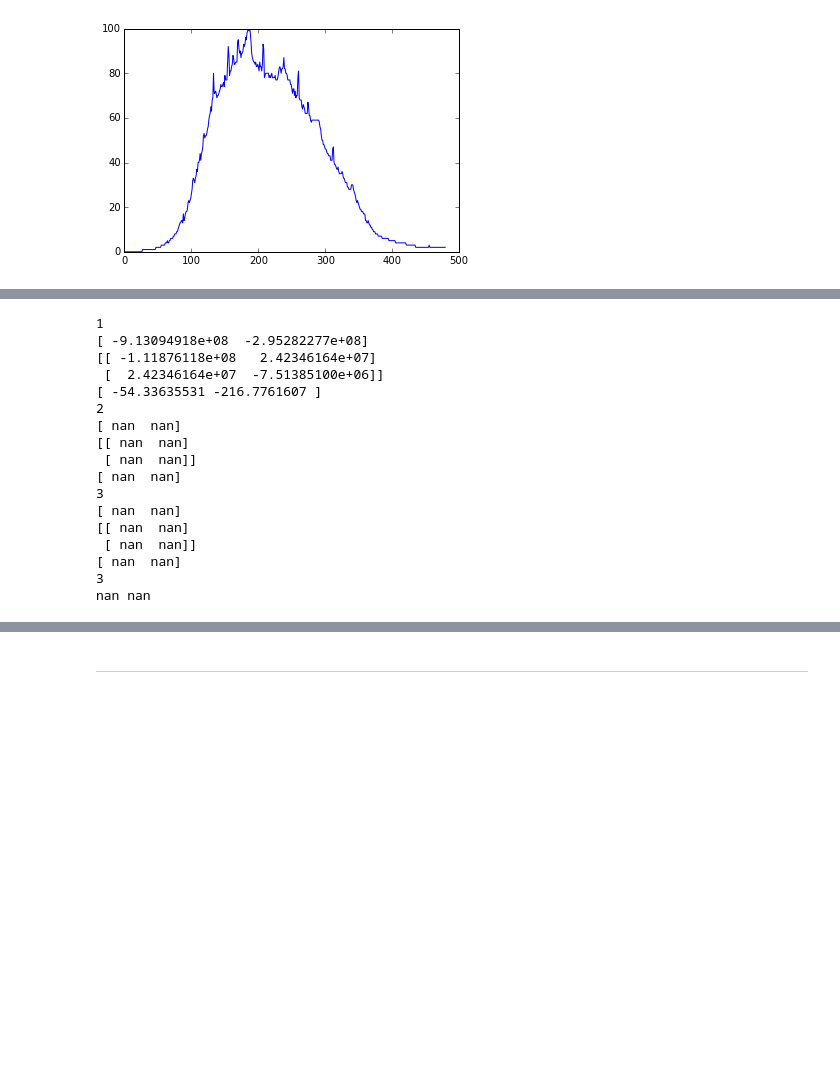
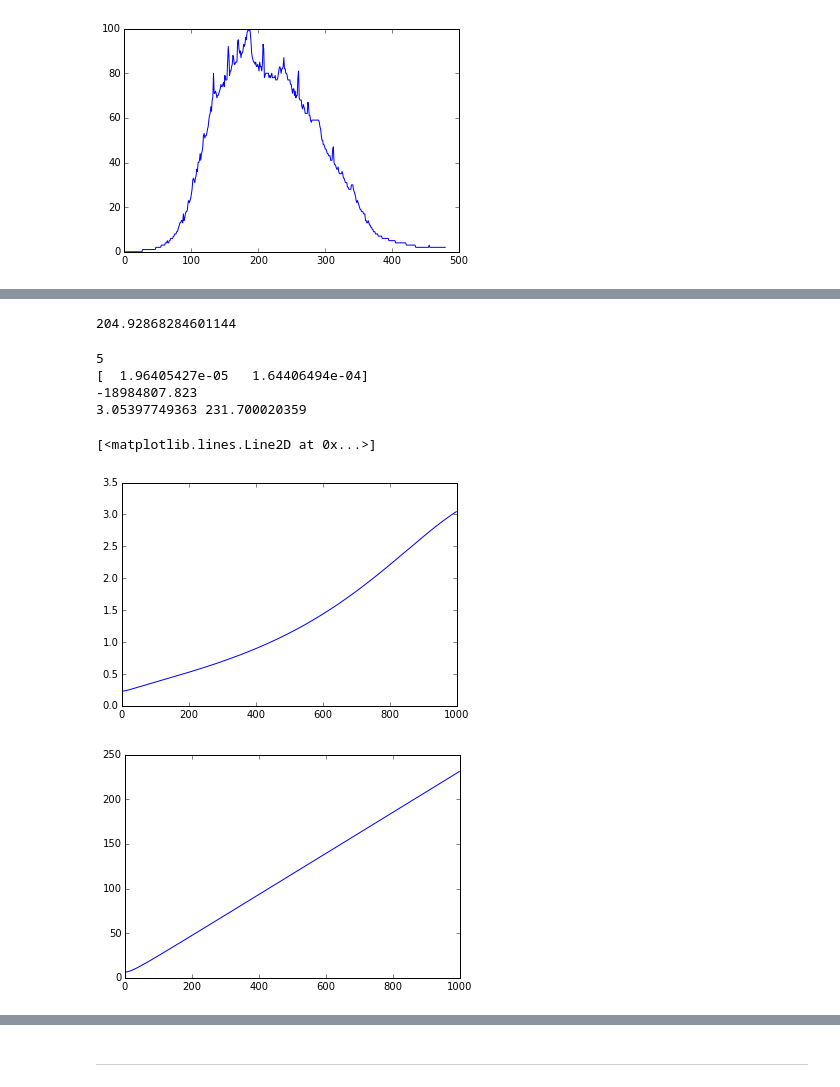
Before and after one commit to motjuste/patt-rex, a Jupyter notebook: task-1.3-wip.ipynb, the cells around one changed output, grey strips where cells are left out. Cells and saved outputs as stored; diff of their text form; code cells hidden in the pictures; blank space fills up the shorter version.

```diff
--- a/task-1.3-wip.ipynb
+++ b/task-1.3-wip.ipynb
@@ -37,3 +36,7 @@ len(fake_data)
+# %%
+np.exp(np.mean(np.log(dd)))
+# %% [output]
+204.92868284601144
 # %%
 dd = np.asarray(fake_data)
 
@@ -94,21 +103,8 @@ def fit_weibull(data):
 # %%
-k, a = fit_weibull(dd)
+k, a, err = fit_weibull(dd, seed_k=1, seed_a=231.7)
 print(k, a)
 # %% [output]
-1
-[ -9.13094918e+08  -2.95282277e+08]
-[[ -1.11876118e+08   2.42346164e+07]
- [  2.42346164e+07  -7.51385100e+06]]
-[ -54.33635531 -216.7761607 ]
-2
-[ nan  nan]
-[[ nan  nan]
- [ nan  nan]]
-[ nan  nan]
-3
-[ nan  nan]
-[[ nan  nan]
- [ nan  nan]]
-[ nan  nan]
-3
-nan nan
+5
+[  1.96405427e-05   1.64406494e-04]
+-18984807.823
+3.05397749363 231.700020359
@@ -114,0 +119,9 @@ nan nan
+# %%
+plt.figure()
+plt.plot(k)
+plt.figure()
+plt.plot(a)
+# %% [output]
+[<matplotlib.lines.Line2D at 0x...>]
+[figure, added]
+[figure, added]
```
Also changed, not shown: parts of 17 cells of this notebook.
